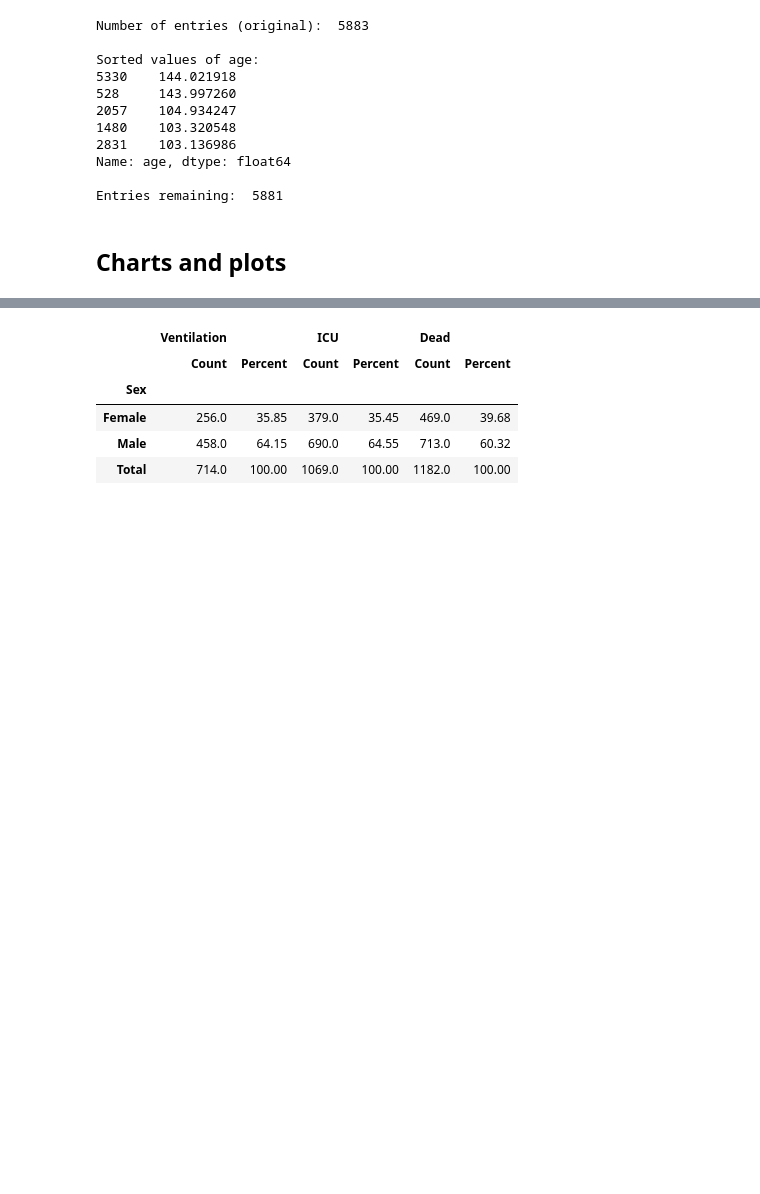
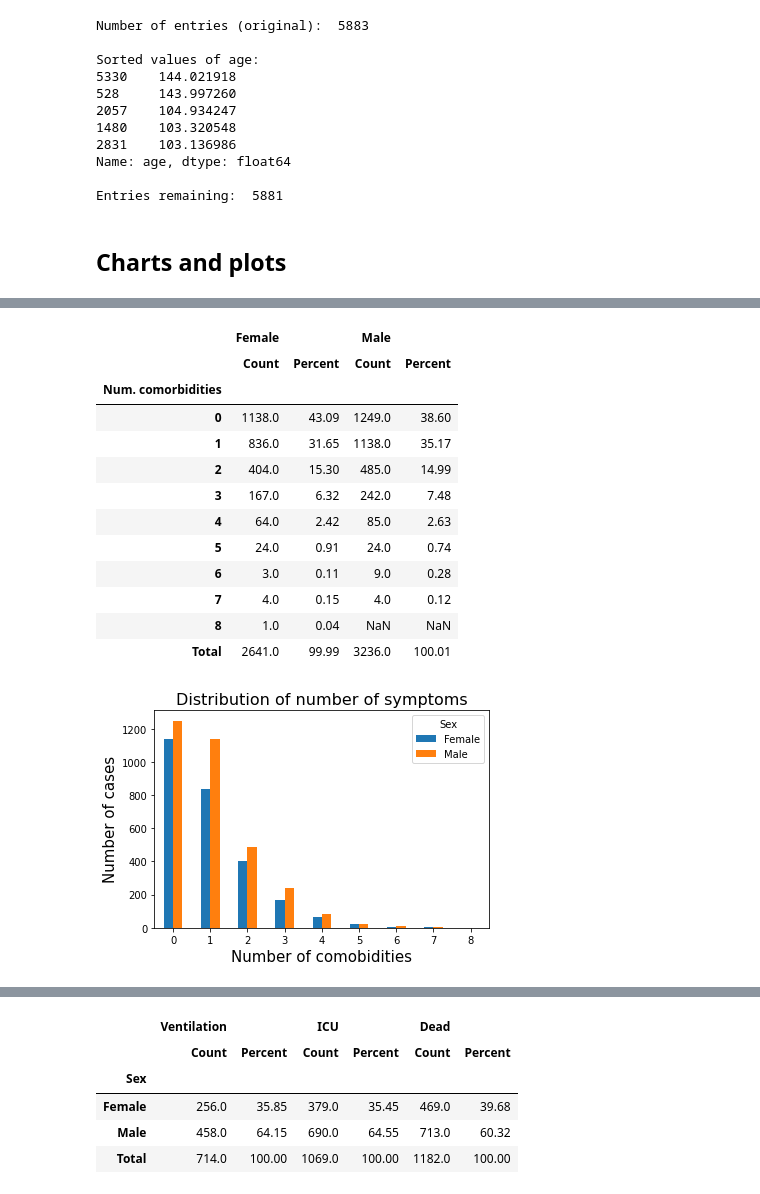
Before and after one commit to ccontrer/20-08Covid19Physiology, a Jupyter notebook: python/03 COVID-19 Alberta restricted data.ipynb, the cells around one changed output, grey strips where cells are left out. Drawn from its saved outputs; the diff is of its cells as text; code cells hidden in the pictures; blank space fills up the shorter version.

```diff
--- a/python/03 COVID-19 Alberta restricted data.ipynb
+++ b/python/03 COVID-19 Alberta restricted data.ipynb
@@ -299,0 +313,25 @@ def counttable(df):
+# %%
+df_temp = df
+temp = df_temp[['Num. comorbidities', 'Sex']].groupby('Sex')['Num. comorbidities'].value_counts().unstack(0)
+temp = temp.rename(columns={"M":"Male", "F": "Female"})
+temp.plot.bar()
+plt.xlabel("Number of comobidities", fontsize=15)
+plt.ylabel("Number of cases", fontsize=15)
+plt.title("Distribution of number of symptoms", fontsize=16)
+plt.xticks(rotation=0)
+counttable(temp)
+# %% [output]
+|  | Female |  | Male |  |
+|  | Count | Percent | Count | Percent |
+| Num. comorbidities |  |  |  |  |
+| 0 | 1138.0 | 43.09 | 1249.0 | 38.60 |
+| 1 | 836.0 | 31.65 | 1138.0 | 35.17 |
+| 2 | 404.0 | 15.30 | 485.0 | 14.99 |
+| 3 | 167.0 | 6.32 | 242.0 | 7.48 |
+| 4 | 64.0 | 2.42 | 85.0 | 2.63 |
+| 5 | 24.0 | 0.91 | 24.0 | 0.74 |
+| 6 | 3.0 | 0.11 | 9.0 | 0.28 |
+| 7 | 4.0 | 0.15 | 4.0 | 0.12 |
+| 8 | 1.0 | 0.04 | NaN | NaN |
+| Total | 2641.0 | 99.99 | 3236.0 | 100.01 |
+[figure, added]
```
Also changed, not shown: parts of 29 cells of this notebook, 1 other file.
